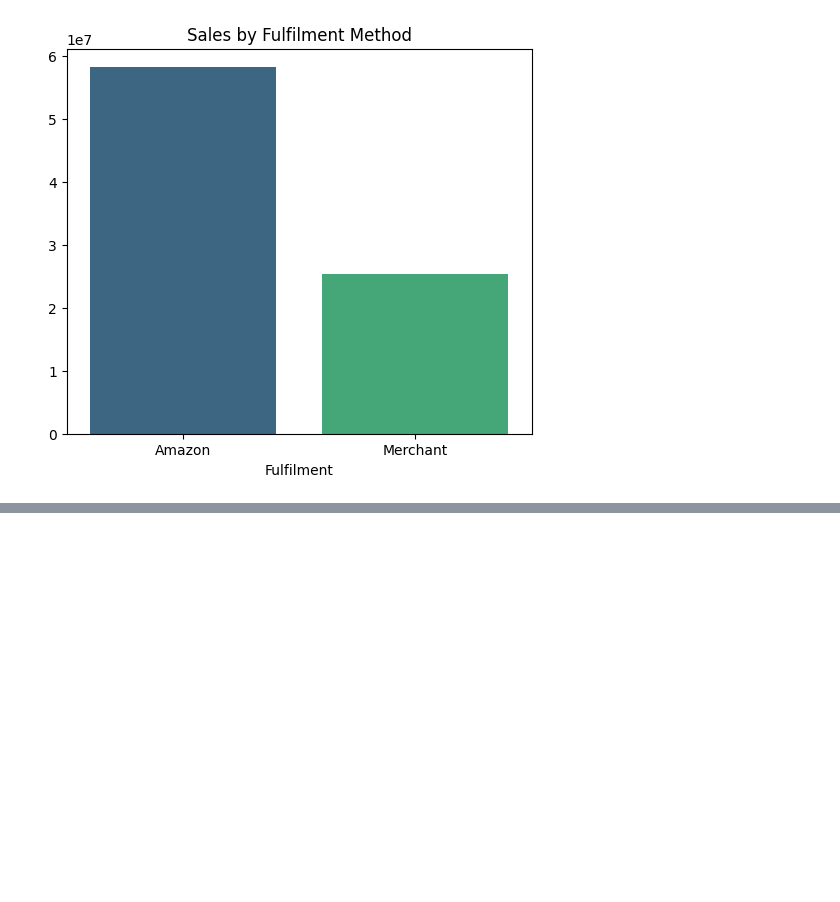
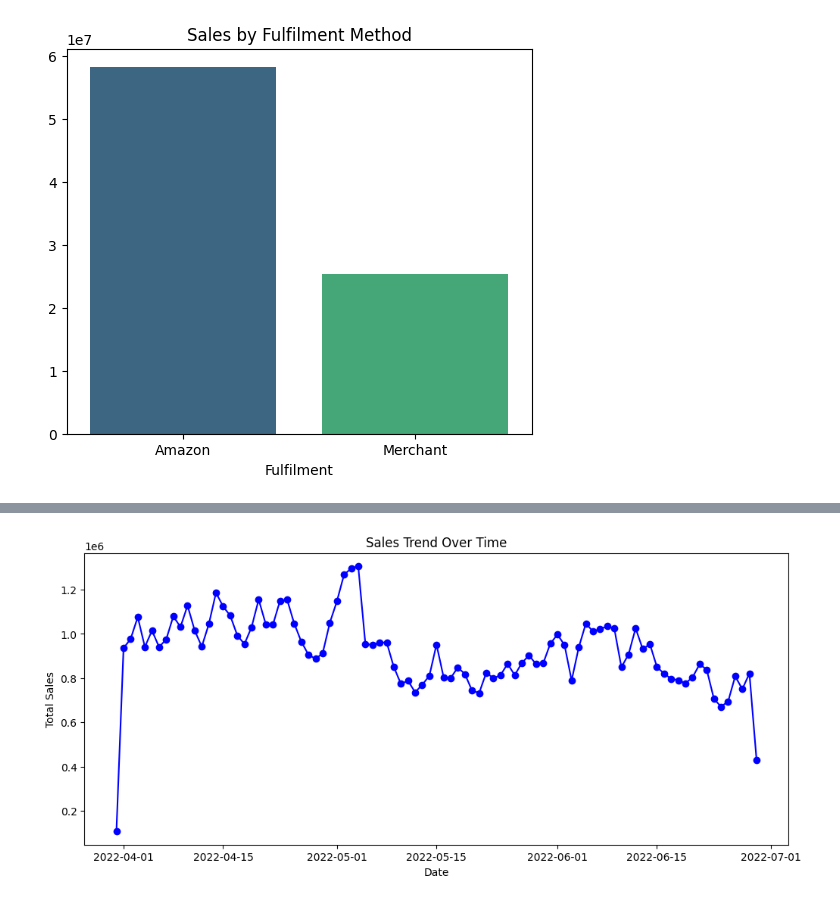
Before and after one commit to WambuaRack/amazon, a Jupyter notebook: main.ipynb, the cells around one changed output, grey strips where cells are left out. Drawn from its saved outputs; the diff is of its cells as text; code cells hidden in the pictures; blank space fills up the shorter version.

```diff
--- a/main.ipynb
+++ b/main.ipynb
@@ -337,0 +354,18 @@ Passing `palette` without assigning `hue` is deprecated and will be removed in v
+# %%
+df["Date"] = pd.to_datetime(df["Date"])
+daily_sales = df.groupby("Date")["Amount"].sum()
+
+plt.figure(figsize=(12,5))
+plt.plot(
+    daily_sales.index,
+    daily_sales.values,
+    marker="o",
+    color="b"
+)
+
+plt.title("Sales Trend Over Time")
+plt.xlabel("Date")
+plt.ylabel("Total Sales")
+plt.show()
+# %% [output]
+[figure, added]
```
Also changed, not shown: parts of 3 cells of this notebook.
